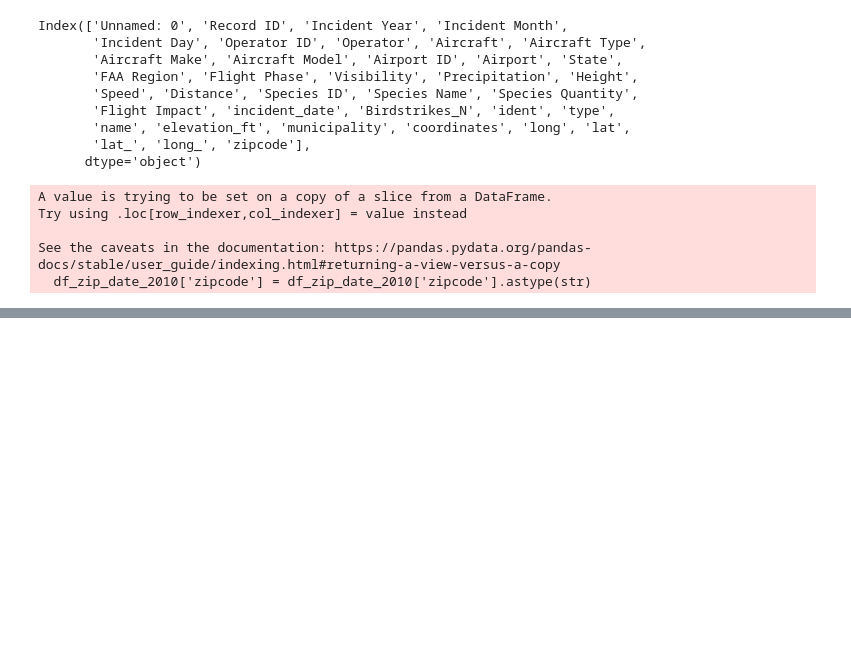
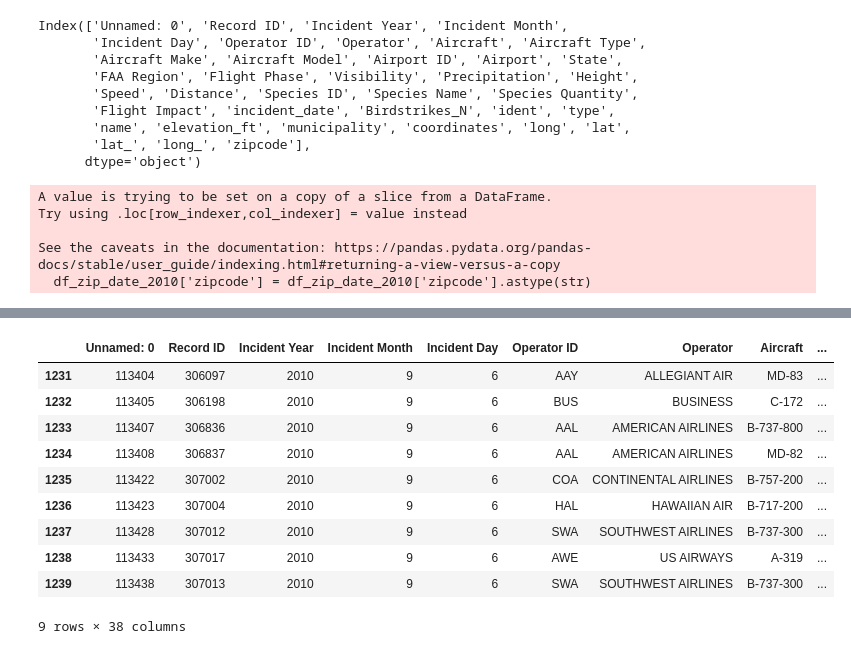
Before and after one commit to abdu95/birdstrikes-project-py, a Jupyter notebook: nb2-join_2.ipynb, the cells around one changed output, grey strips where cells are left out. Cells and saved outputs as stored; diff of their text form; code cells hidden in the pictures; blank space fills up the shorter version.

```diff
--- a/nb2-join_2.ipynb
+++ b/nb2-join_2.ipynb
@@ -307,0 +291,14 @@ df_temp
+# %%
+df_zip_date_2010[df_zip_date_2010['incident_date'] == '2010-09-06']
+# %% [output]
+|  | Unnamed: 0 | Record ID | Incident Year | Incident Month | Incident Day | Operator ID | Operator | Aircraft | ... |
+| 1231 | 113404 | 306097 | 2010 | 9 | 6 | AAY | ALLEGIANT AIR | MD-83 | ... |
+| 1232 | 113405 | 306198 | 2010 | 9 | 6 | BUS | BUSINESS | C-172 | ... |
+| 1233 | 113407 | 306836 | 2010 | 9 | 6 | AAL | AMERICAN AIRLINES | B-737-800 | ... |
+| 1234 | 113408 | 306837 | 2010 | 9 | 6 | AAL | AMERICAN AIRLINES | MD-82 | ... |
+| 1235 | 113422 | 307002 | 2010 | 9 | 6 | COA | CONTINENTAL AIRLINES | B-757-200 | ... |
+| 1236 | 113423 | 307004 | 2010 | 9 | 6 | HAL | HAWAIIAN AIR | B-717-200 | ... |
+| 1237 | 113428 | 307012 | 2010 | 9 | 6 | SWA | SOUTHWEST AIRLINES | B-737-300 | ... |
+| 1238 | 113433 | 307017 | 2010 | 9 | 6 | AWE | US AIRWAYS | A-319 | ... |
+| 1239 | 113438 | 307013 | 2010 | 9 | 6 | SWA | SOUTHWEST AIRLINES | B-737-300 | ... |
+9 rows × 38 columns
```
Also changed, not shown: parts of 19 cells of this notebook.
